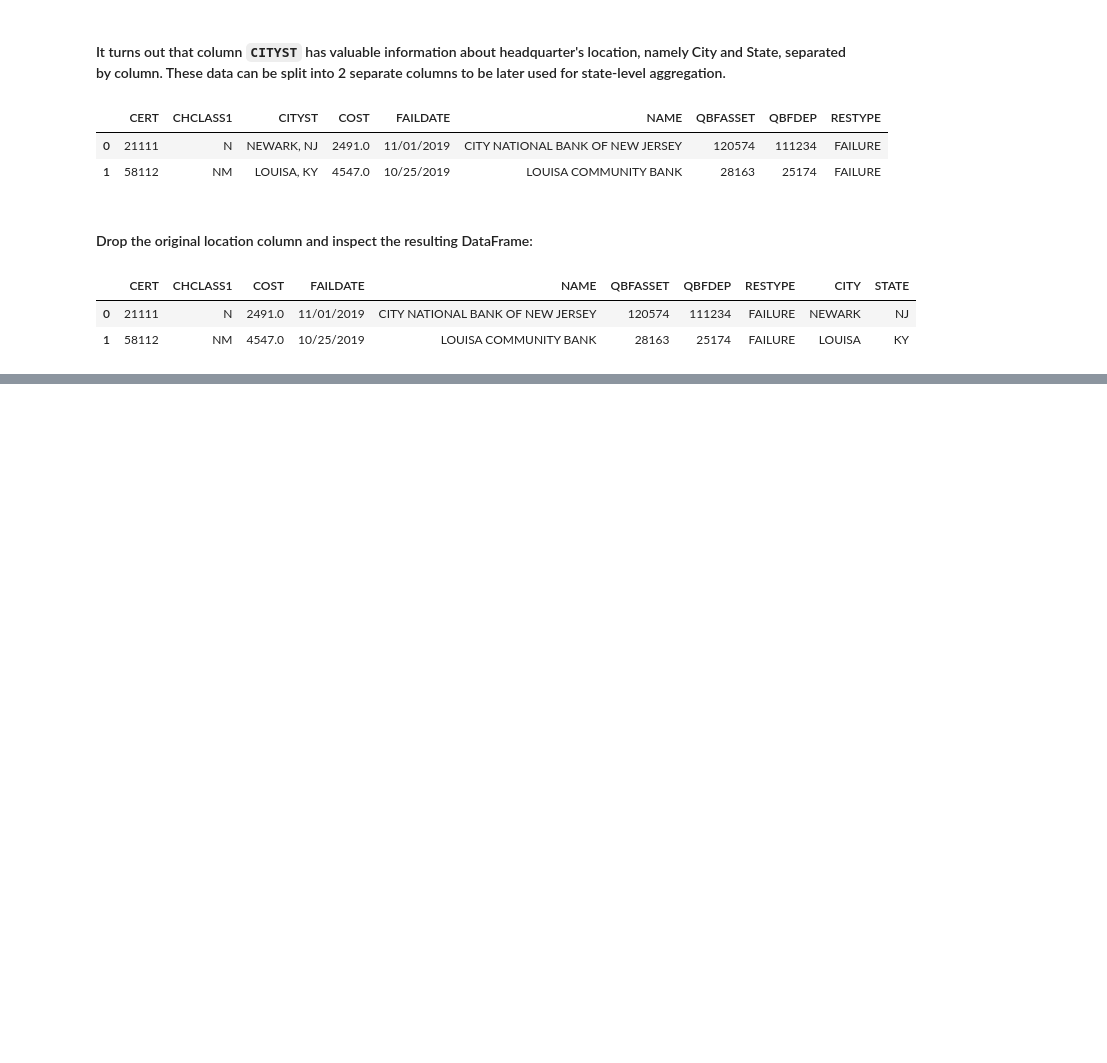
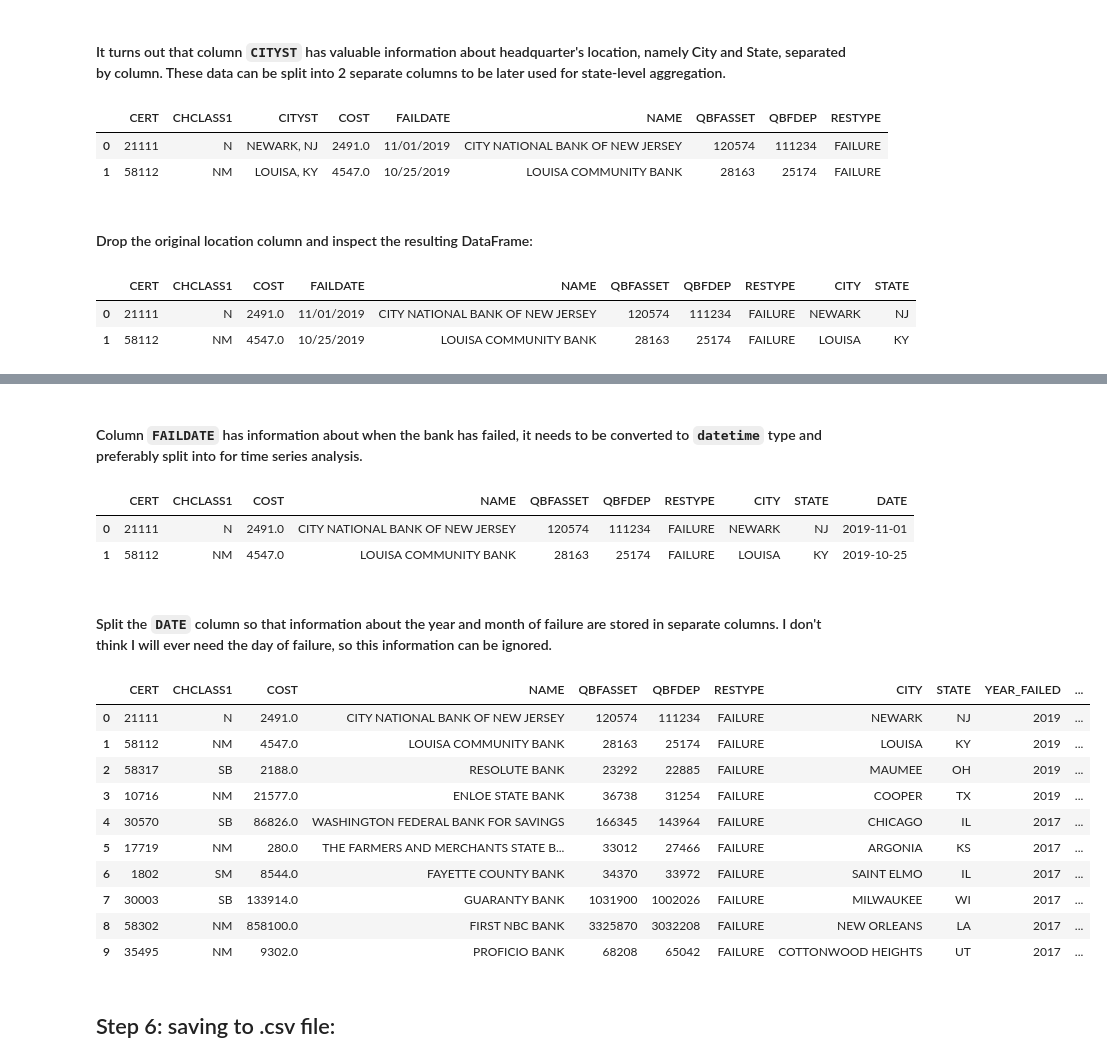
Before and after one commit to allaccountstaken/best_of_Python, a Jupyter notebook: M8/Exercise_DataPreprocessing.ipynb, the cells around one changed output, grey strips where cells are left out. Saved outputs shown, nothing was run; the diff lists cells and outputs as text; code cells hidden in the pictures; blank space fills up the shorter version.

```diff
--- a/M8/Exercise_DataPreprocessing.ipynb
+++ b/M8/Exercise_DataPreprocessing.ipynb
@@ -184,0 +213,32 @@ df.head(2)
+# %% [markdown]
+#### Column `FAILDATE` has information about when the bank has failed, it needs to be converted to `datetime` type and preferably split into for time series analysis.
+# %%
+df['DATE'] = pd.to_datetime(df['FAILDATE'])
+df.drop('FAILDATE', axis=1, inplace=True)
+df.head(2)
+# %% [output]
+|  | CERT | CHCLASS1 | COST | NAME | QBFASSET | QBFDEP | RESTYPE | CITY | STATE | DATE |
+| 0 | 21111 | N | 2491.0 | CITY NATIONAL BANK OF NEW JERSEY | 120574 | 111234 | FAILURE | NEWARK | NJ | 2019-11-01 |
+| 1 | 58112 | NM | 4547.0 | LOUISA COMMUNITY BANK | 28163 | 25174 | FAILURE | LOUISA | KY | 2019-10-25 |
+# %% [markdown]
+#### Split the `DATE` column so that information about the year and month of failure are stored in separate columns. I don't think I will ever need the day of failure, so this information can be ignored.
+# %%
+df['YEAR_FAILED'] = df['DATE'].dt.year
+df['MONTH_FAILED'] = df['DATE'].dt.month
+df['QUARTER_FAILED'] = pd.PeriodIndex(df.DATE, freq='Q')
+df.drop('DATE', axis=1, inplace=True)
+df.head(10)
+# %% [output]
+|  | CERT | CHCLASS1 | COST | NAME | QBFASSET | QBFDEP | RESTYPE | CITY | STATE | YEAR_FAILED | ... |
+| 0 | 21111 | N | 2491.0 | CITY NATIONAL BANK OF NEW JERSEY | 120574 | 111234 | FAILURE | NEWARK | NJ | 2019 | ... |
+| 1 | 58112 | NM | 4547.0 | LOUISA COMMUNITY BANK | 28163 | 25174 | FAILURE | LOUISA | KY | 2019 | ... |
+| 2 | 58317 | SB | 2188.0 | RESOLUTE BANK | 23292 | 22885 | FAILURE | MAUMEE | OH | 2019 | ... |
+| 3 | 10716 | NM | 21577.0 | ENLOE STATE BANK | 36738 | 31254 | FAILURE | COOPER | TX | 2019 | ... |
+| 4 | 30570 | SB | 86826.0 | WASHINGTON FEDERAL BANK FOR SAVINGS | 166345 | 143964 | FAILURE | CHICAGO | IL | 2017 | ... |
+| 5 | 17719 | NM | 280.0 | THE FARMERS AND MERCHANTS STATE B... | 33012 | 27466 | FAILURE | ARGONIA | KS | 2017 | ... |
+| 6 | 1802 | SM | 8544.0 | FAYETTE COUNTY BANK | 34370 | 33972 | FAILURE | SAINT ELMO | IL | 2017 | ... |
+| 7 | 30003 | SB | 133914.0 | GUARANTY BANK | 1031900 | 1002026 | FAILURE | MILWAUKEE | WI | 2017 | ... |
+| 8 | 58302 | NM | 858100.0 | FIRST NBC BANK | 3325870 | 3032208 | FAILURE | NEW ORLEANS | LA | 2017 | ... |
+| 9 | 35495 | NM | 9302.0 | PROFICIO BANK | 68208 | 65042 | FAILURE | COTTONWOOD HEIGHTS | UT | 2017 | ... |
+# %% [markdown]
+## Step 6: saving to .csv file:
```
Also changed, not shown: parts of 14 cells of this notebook, 1 other file.
